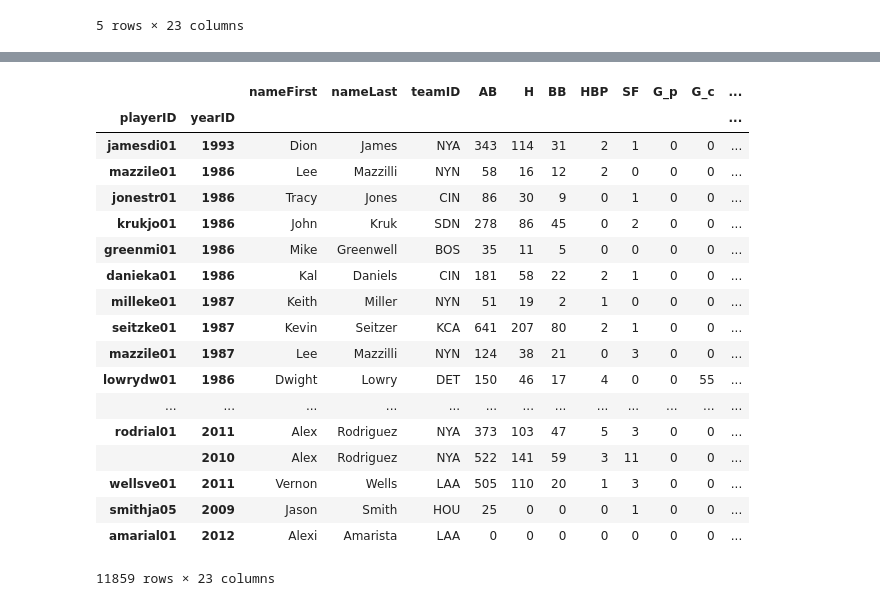
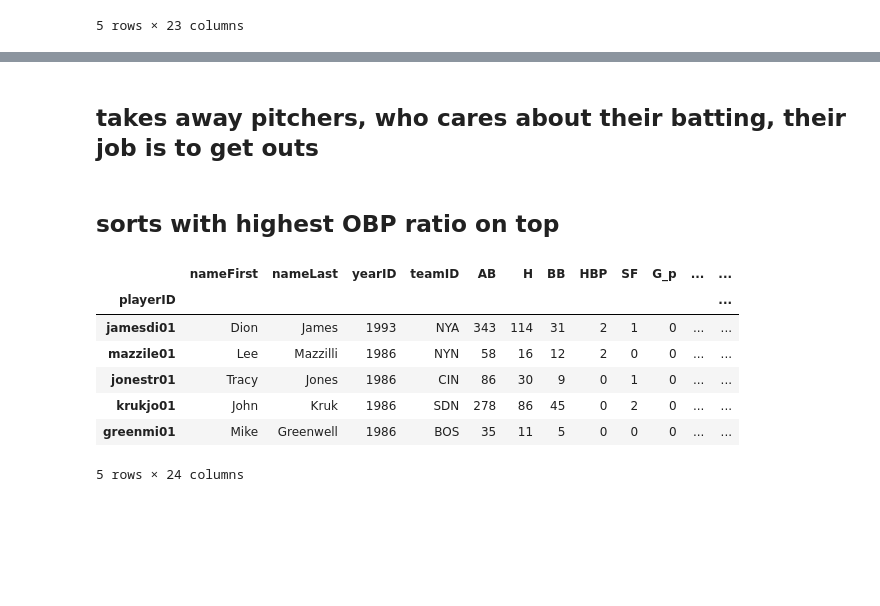
Before and after one commit to rryanburton/moneyball, a Jupyter notebook: moneyball.ipynb, the cells around one changed output, grey strips where cells are left out. Saved outputs shown, nothing was run; the diff lists cells and outputs as text; code cells hidden in the pictures; blank space fills up the shorter version.

```diff
--- a/moneyball.ipynb
+++ b/moneyball.ipynb
@@ -73,6 +68,8 @@ play_more20 = players[play_more20]
 no_pitchers = play_more20['G_p'] <= 1
 # %%
 no_pitchers = play_more20[no_pitchers]
+# %% [markdown]
+## takes away pitchers, who cares about their batting, their job is to get outs
 # %%
 players_filtered = no_pitchers.copy()
 # %%
@@ -80,22 +77,13 @@ sorted = players_filtered.sort(['OBP_$_ratio'], ascending=False)
-# %%
-sorted
-# %% [output]
-|  |  | nameFirst | nameLast | teamID | AB | H | BB | HBP | SF | G_p | G_c | ... |
-| playerID | yearID |  |  |  |  |  |  |  |  |  |  | ... |
-| jamesdi01 | 1993 | Dion | James | NYA | 343 | 114 | 31 | 2 | 1 | 0 | 0 | ... |
-| mazzile01 | 1986 | Lee | Mazzilli | NYN | 58 | 16 | 12 | 2 | 0 | 0 | 0 | ... |
-| jonestr01 | 1986 | Tracy | Jones | CIN | 86 | 30 | 9 | 0 | 1 | 0 | 0 | ... |
-| krukjo01 | 1986 | John | Kruk | SDN | 278 | 86 | 45 | 0 | 2 | 0 | 0 | ... |
-| greenmi01 | 1986 | Mike | Greenwell | BOS | 35 | 11 | 5 | 0 | 0 | 0 | 0 | ... |
-| danieka01 | 1986 | Kal | Daniels | CIN | 181 | 58 | 22 | 2 | 1 | 0 | 0 | ... |
-| milleke01 | 1987 | Keith | Miller | NYN | 51 | 19 | 2 | 1 | 0 | 0 | 0 | ... |
-| seitzke01 | 1987 | Kevin | Seitzer | KCA | 641 | 207 | 80 | 2 | 1 | 0 | 0 | ... |
-| mazzile01 | 1987 | Lee | Mazzilli | NYN | 124 | 38 | 21 | 0 | 3 | 0 | 0 | ... |
-| lowrydw01 | 1986 | Dwight | Lowry | DET | 150 | 46 | 17 | 4 | 0 | 0 | 55 | ... |
-| ... | ... | ... | ... | ... | ... | ... | ... | ... | ... | ... | ... | ... |
-| rodrial01 | 2011 | Alex | Rodriguez | NYA | 373 | 103 | 47 | 5 | 3 | 0 | 0 | ... |
-|  | 2010 | Alex | Rodriguez | NYA | 522 | 141 | 59 | 3 | 11 | 0 | 0 | ... |
-| wellsve01 | 2011 | Vernon | Wells | LAA | 505 | 110 | 20 | 1 | 3 | 0 | 0 | ... |
-| smithja05 | 2009 | Jason | Smith | HOU | 25 | 0 | 0 | 0 | 1 | 0 | 0 | ... |
-| amarial01 | 2012 | Alexi | Amarista | LAA | 0 | 0 | 0 | 0 | 0 | 0 | 0 | ... |
-11859 rows × 23 columns
+# %% [markdown]
+## sorts with highest OBP ratio on top
+# %%
+sorted_by_ratio.head()
+# %% [output]
+|  | nameFirst | nameLast | yearID | teamID | AB | H | BB | HBP | SF | G_p | ... | ... |
+| playerID |  |  |  |  |  |  |  |  |  |  |  | ... |
+| jamesdi01 | Dion | James | 1993 | NYA | 343 | 114 | 31 | 2 | 1 | 0 | ... | ... |
+| mazzile01 | Lee | Mazzilli | 1986 | NYN | 58 | 16 | 12 | 2 | 0 | 0 | ... | ... |
+| jonestr01 | Tracy | Jones | 1986 | CIN | 86 | 30 | 9 | 0 | 1 | 0 | ... | ... |
+| krukjo01 | John | Kruk | 1986 | SDN | 278 | 86 | 45 | 0 | 2 | 0 | ... | ... |
+| greenmi01 | Mike | Greenwell | 1986 | BOS | 35 | 11 | 5 | 0 | 0 | 0 | ... | ... |
+5 rows × 24 columns
```
Also changed, not shown: parts of 10 cells of this notebook.
